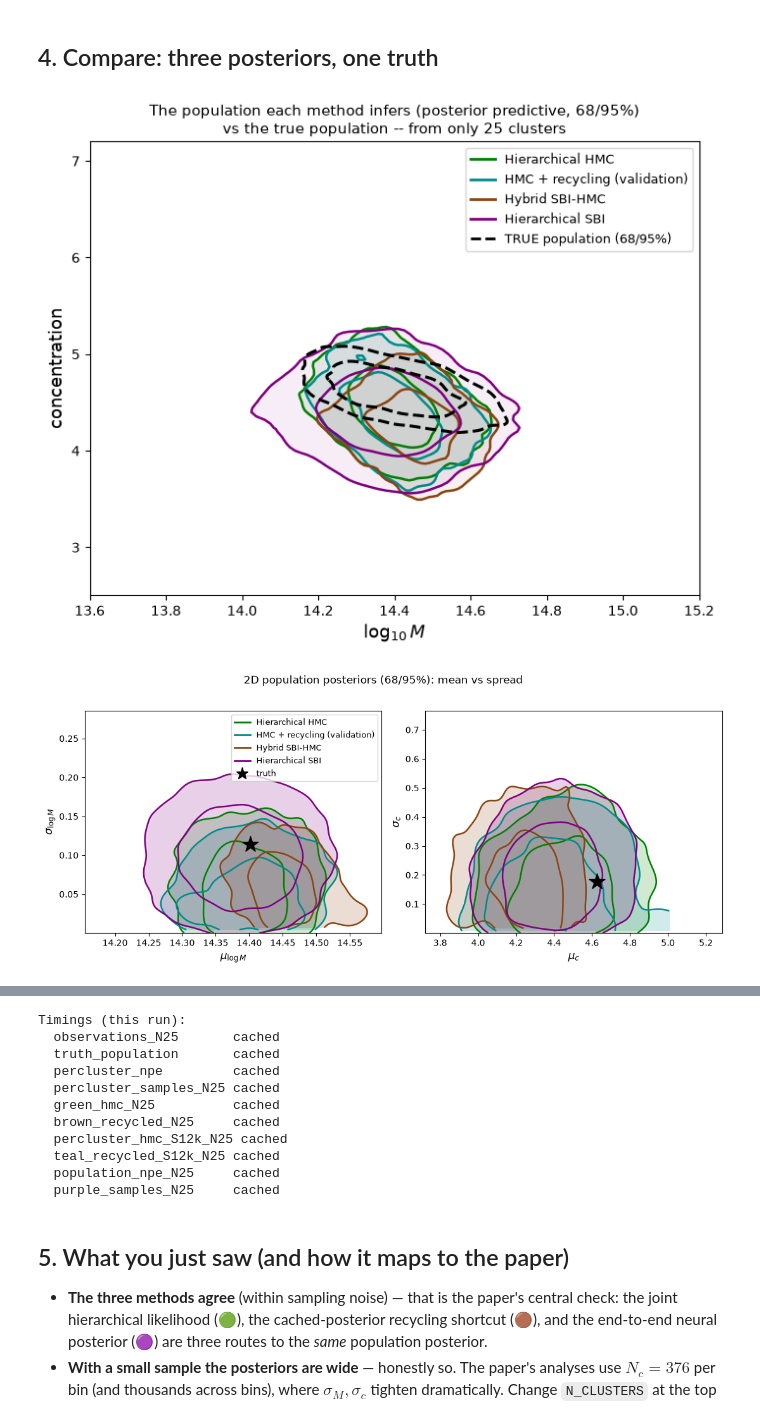
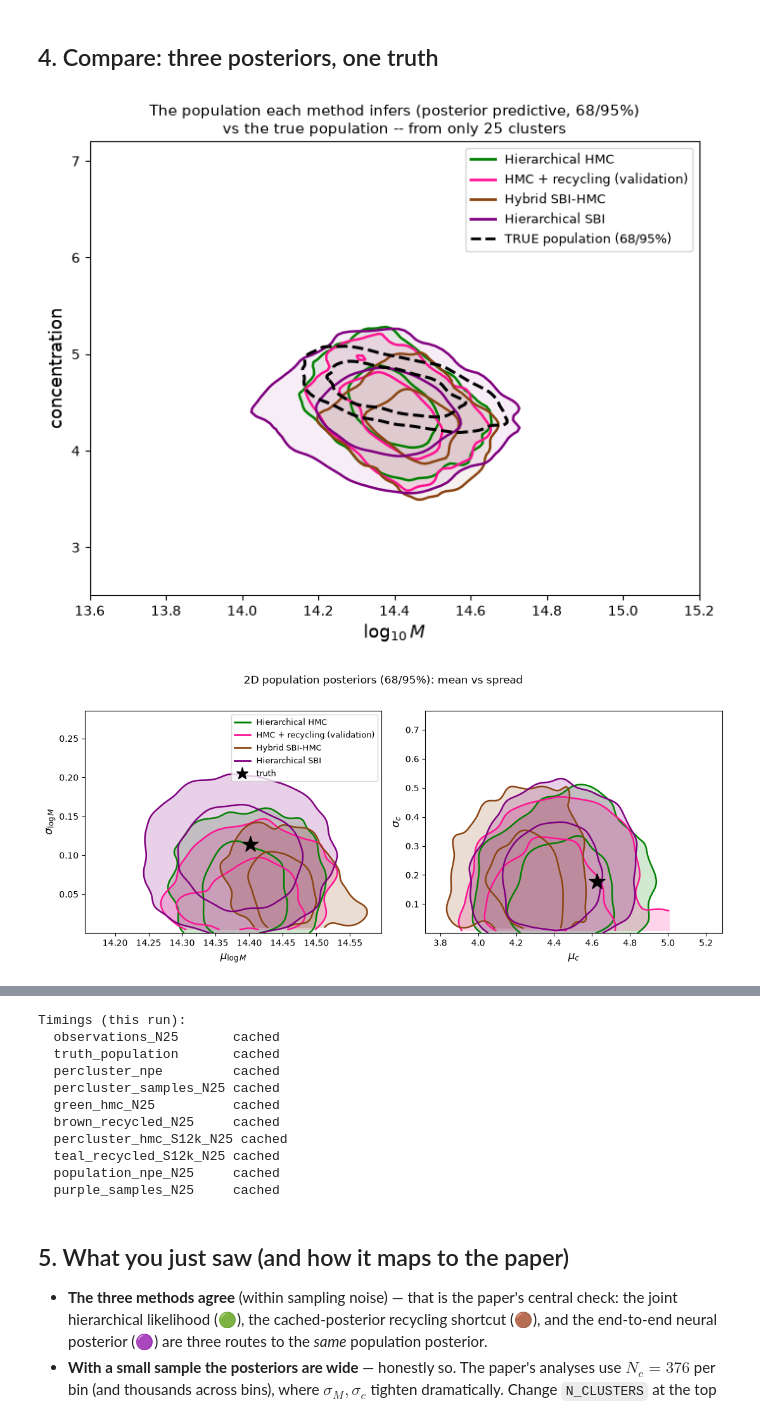
Before and after one commit to LSSTDESC/CL-SBI, a Jupyter notebook: notebooks/tutorial_01_population_inference/tutorial_01_population_inference.ipynb, the cells around one changed output, grey strips where cells are left out. Cells and saved outputs as stored; diff of their text form; code cells hidden in the pictures.

Commit message:
Tutorial 01: high-contrast color for the validation variant (teal -> deeppink)
Co-Authored-By: Claude Fable 5 <noreply@anthropic.com>

```diff
--- a/notebooks/tutorial_01_population_inference/tutorial_01_population_inference.ipynb
+++ b/notebooks/tutorial_01_population_inference/tutorial_01_population_inference.ipynb
@@ -211,7 +211,7 @@ def plate(ax, x, y, w, h, label):
     ax.text(x + w - 0.08, y + 0.08, label, ha="right", va="bottom", fontsize=9, color="0.35")
 
 fig, axes = plt.subplots(1, 3, figsize=(12, 4.2))
-for ax, title, color in zip(axes, ["GREEN: Hierarchical HMC (joint)", "BROWN + TEAL: two-stage (recycled)",
+for ax, title, color in zip(axes, ["GREEN: Hierarchical HMC (joint)", "BROWN + PINK: two-stage (recycled)",
                                    "PURPLE: Hierarchical SBI (amortized)"], ["green", "saddlebrown", "purple"]):
     ax.set_xlim(0, 3); ax.set_ylim(-0.9, 4.3); ax.axis("off")
     ax.set_title(title, fontsize=11, color=color, fontweight="bold")
@@ -233,7 +233,7 @@ arrow(ax, 2.3, 3.5, 2.3, 2.1)
 ax.annotate("", xy=(2.0, 2.1), xytext=(1.15, 2.1),
             arrowprops=dict(arrowstyle="-|>", color="0.4", lw=1.2, ls="--", shrinkA=14, shrinkB=14))
 ax.text(1.55, 2.35, "cached\nsamples", ha="center", fontsize=7.5, color="0.35")
-ax.text(1.5, -0.6, "stage 1 ONCE, cached -- engine: SBI (brown) or NUTS (teal);\nstage 2 reweights samples under $\\theta$", ha="center", fontsize=8.5)
+ax.text(1.5, -0.6, "stage 1 ONCE, cached -- engine: SBI (brown) or NUTS (pink);\nstage 2 reweights samples under $\\theta$", ha="center", fontsize=8.5)
 
 # purple: x_j -> neural net -> theta (inference direction)
 ax = axes[2]
@@ -392,7 +392,7 @@ print({k: f"{v.mean():.3f}+/-{v.std():.3f}" for k, v in PURPLE.items()})
 ## 4. Compare: three posteriors, one truth
 # %%
 METHODS = [("Hierarchical HMC", GREEN, "green"),
-           ("HMC + recycling (validation)", TEAL, "darkcyan"),
+           ("HMC + recycling (validation)", TEAL, "deeppink"),
            ("Hybrid SBI-HMC", BROWN, "saddlebrown"),
            ("Hierarchical SBI", PURPLE, "purple")]
 PARAMS  = [("mu_M", r"$\mu_{\log M}$"), ("sig_M", r"$\sigma_{\log M}$"),
@@ -424,32 +424,32 @@ ax.set_title(f"The population each method infers (posterior predictive, 68/95%)\
 plt.show()
 
 # 2D posteriors: the (mean, spread) planes for mass and concentration
 fig, axes = plt.subplots(1, 2, figsize=(11, 4.6))
 for ax, (kx, ky, lx, ly) in zip(axes, [("mu_M", "sig_M", r"$\mu_{\log M}$", r"$\sigma_{\log M}$"),
                                         ("mu_c", "sig_c", r"$\mu_c$", r"$\sigma_c$")]):
     for name, smp, color in METHODS:
         kde_contours(ax, np.column_stack([smp[kx], smp[ky]]), color, fill=True)
     ax.scatter(TRUE[kx], TRUE[ky], marker="*", s=350, color="k", zorder=6, label="truth")
     ax.set_xlabel(lx, fontsize=12); ax.set_ylabel(ly, fontsize=12)
 from matplotlib.lines import Line2D
 axes[0].legend(handles=[Line2D([], [], color=c, lw=2, label=n) for n, _, c in METHODS]
                + [Line2D([], [], marker="*", ls="", ms=14, mfc="k", mec="k", label="truth")], fontsize=9)
 fig.suptitle("2D population posteriors (68/95%): mean vs spread", y=1.02)
 plt.tight_layout(); plt.show()
 
 fig, axes = plt.subplots(2, 2, figsize=(10, 7))
 for ax, (key, label) in zip(axes.ravel(), PARAMS):
     for name, s, color in METHODS:
         ax.hist(s[key], bins=40, density=True, histtype="step", lw=2, color=color, label=name)
     ax.axvline(TRUE[key], color="k", ls="--", lw=2, label="truth (population)")
     ax.set_xlabel(label); ax.set_yticks([])
 axes[0, 0].legend(fontsize=8)
 fig.suptitle(f"Population posteriors from {N_CLUSTERS} clusters -- three methods, same priors", y=1.0)
 plt.tight_layout(); plt.show()
 
 print("Timings (this run):")
 for k, (status, dt) in TIMINGS.items():
     print(f"  {k:<22} {status}" + (f"  {dt:6.1f}s" if dt else ""))
 # %% [output]
-[figure, old version]
+[figure, new version]
-[figure, old version]
+[figure, new version]
```
Also changed, not shown: parts of 4 cells of this notebook, 1 other file.
